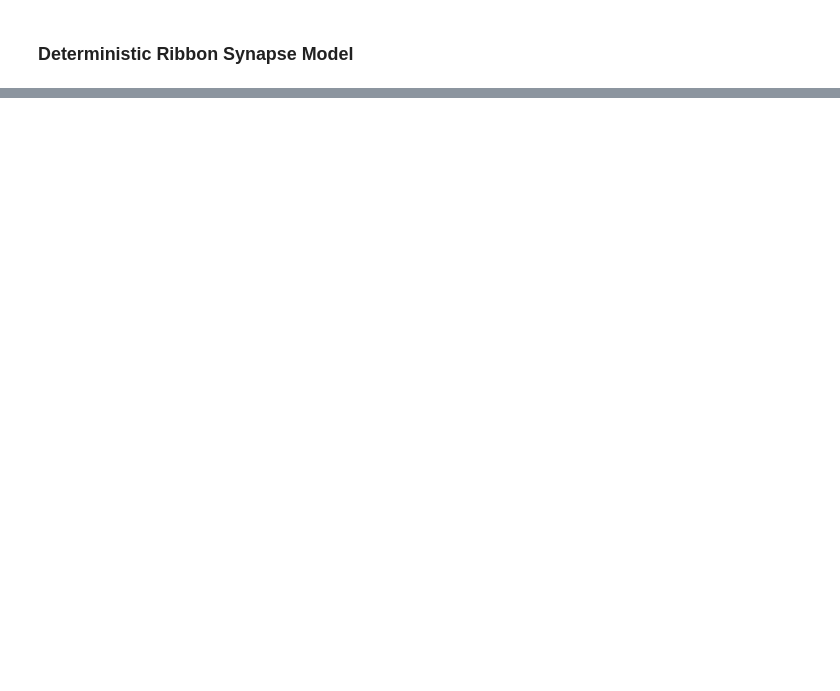
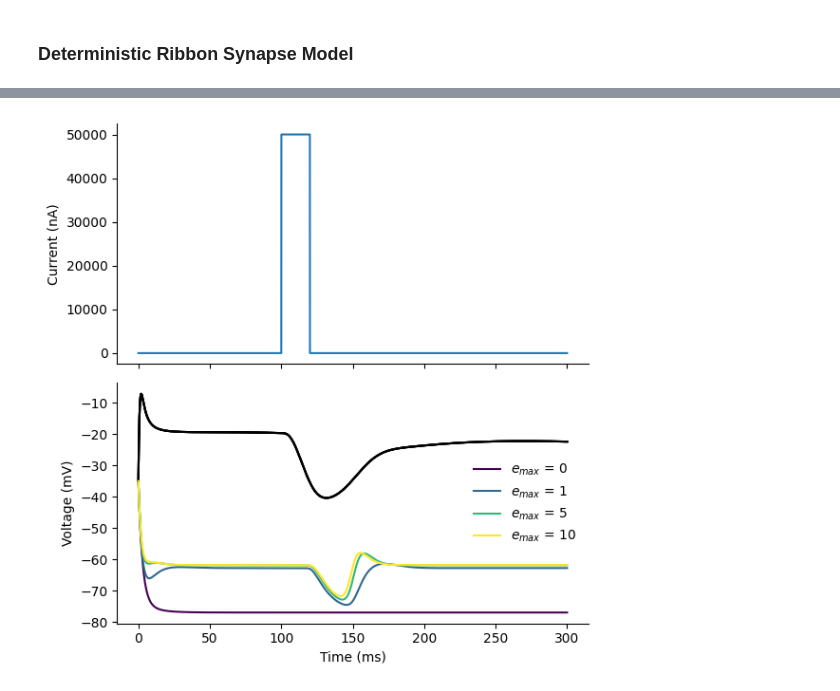
Before and after one commit to jaxleyverse/jaxley-mech, a Jupyter notebook: notebooks/synapses/ribbon.ipynb, the cells around one changed output, grey strips where cells are left out. Saved outputs shown, nothing was run; the diff lists cells and outputs as text; code cells hidden in the pictures; blank space fills up the shorter version.

```diff
--- a/notebooks/synapses/ribbon.ipynb
+++ b/notebooks/synapses/ribbon.ipynb
@@ -152,0 +179,37 @@ sns.despine();
+# %%
+e_maxes = [0, 1, 5, 10]
+colors = plt.cm.viridis(np.linspace(0, 1, len(e_maxes)))
+
+fig, ax = plt.subplots(2, 1, figsize=(6, 6), sharex=True)
+_ = ax[0].plot(time, inp_current)
+
+# reset other changing params to their defaults
+network.RibbonSynapse.set("RibbonSynapse_V_half", -35.0)
+network.RibbonSynapse.set("RibbonSynapse_r_max", 2.0)
+network.RibbonSynapse.set("RibbonSynapse_i_max", 4.0)
+
+for i, r in enumerate(tqdm(e_maxes)):
+    _ = np.random.seed(0)
+
+    network.delete_recordings()
+    network.cell(0).record(verbose=False)
+    network.cell(1).record(verbose=False)
+
+    network.RibbonSynapse.set("RibbonSynapse_e_max", r)
+
+    v = jx.integrate(
+        network, t_max=t_max, delta_t=dt, solver="bwd_euler", data_clamps=data_clamps
+    )
+
+    _ = ax[1].plot(time, v[0, :-1], color="k")
+    _ = ax[1].plot(time, v[1, :-1], color=colors[i], label=fr"$e_{{max}}$ = {r}")
+
+ax[0].set_ylabel("Current (nA)")
+ax[1].set_ylabel("Voltage (mV)")
+ax[1].set_xlabel("Time (ms)")
+plt.legend(frameon=False)
+sns.despine()
+plt.tight_layout()
+plt.show()
+# %% [output]
+[figure, added]
```
Also changed, not shown: parts of 13 cells of this notebook, 3 other files.
